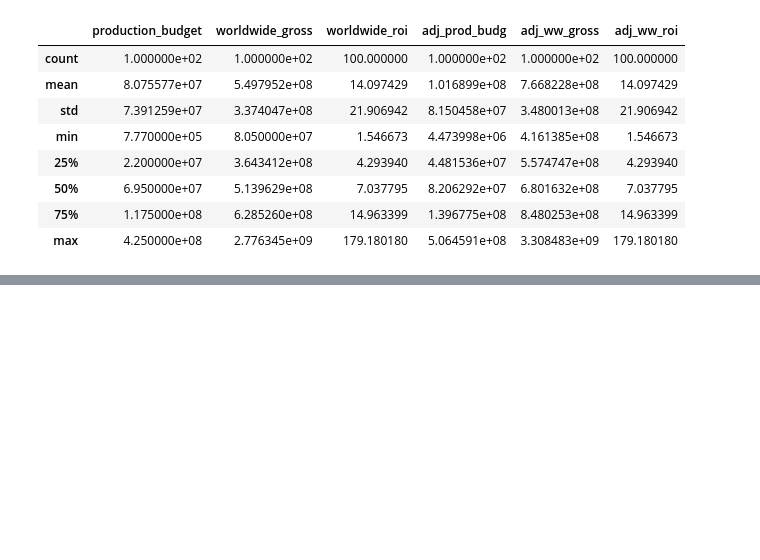
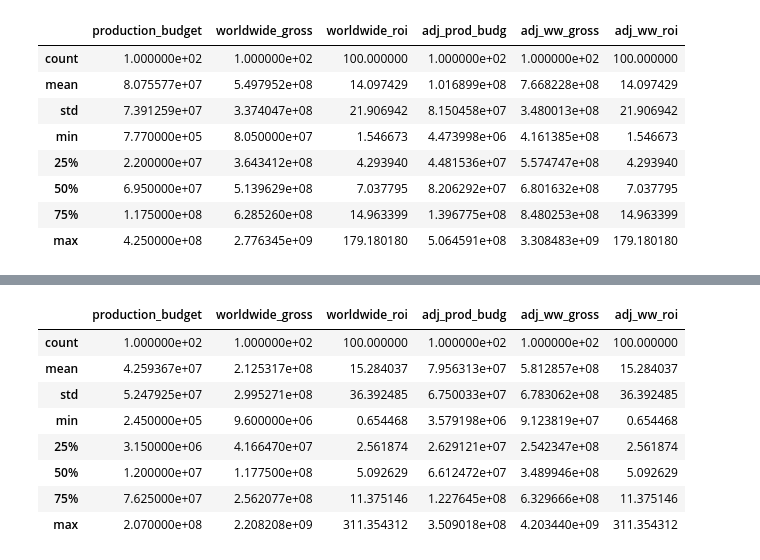
Before and after one commit to jeffreyhwatson/MS_Box_Office_Insights, a Jupyter notebook: main_workspace.ipynb, the cells around one changed output, grey strips where cells are left out. Saved outputs shown, nothing was run; the diff lists cells and outputs as text; code cells hidden in the pictures; blank space fills up the shorter version.

```diff
--- a/main_workspace.ipynb
+++ b/main_workspace.ipynb
@@ -1553,0 +1621,18 @@ comedy.describe()
+# %%
+classics_df = dfr[(dfr['genres'].str.contains('classics', case=False))]
+unique_titles_cl = classics_df.drop_duplicates(subset = ['title'])
+top100_classics = unique_titles_cl.sort_values(by='adj_ww_net', ascending=False).head(100)
+classics = top100_classics[['title', 'production_budget',\
+                       'worldwide_gross', 'worldwide_roi', 'adj_prod_budg', 'adj_ww_gross', 'adj_ww_roi']]
+# %%
+classics.describe()
+# %% [output]
+|  | production_budget | worldwide_gross | worldwide_roi | adj_prod_budg | adj_ww_gross | adj_ww_roi |
+| count | 1.000000e+02 | 1.000000e+02 | 100.000000 | 1.000000e+02 | 1.000000e+02 | 100.000000 |
+| mean | 4.259367e+07 | 2.125317e+08 | 15.284037 | 7.956313e+07 | 5.812857e+08 | 15.284037 |
+| std | 5.247925e+07 | 2.995271e+08 | 36.392485 | 6.750033e+07 | 6.783062e+08 | 36.392485 |
+| min | 2.450000e+05 | 9.600000e+06 | 0.654468 | 3.579198e+06 | 9.123819e+07 | 0.654468 |
+| 25% | 3.150000e+06 | 4.166470e+07 | 2.561874 | 2.629121e+07 | 2.542347e+08 | 2.561874 |
+| 50% | 1.200000e+07 | 1.177500e+08 | 5.092629 | 6.612472e+07 | 3.489946e+08 | 5.092629 |
+| 75% | 7.625000e+07 | 2.562077e+08 | 11.375146 | 1.227645e+08 | 6.329666e+08 | 11.375146 |
+| max | 2.070000e+08 | 2.208208e+09 | 311.354312 | 3.509018e+08 | 4.203440e+09 | 311.354312 |
```
Also changed, not shown: parts of 32 cells of this notebook.
